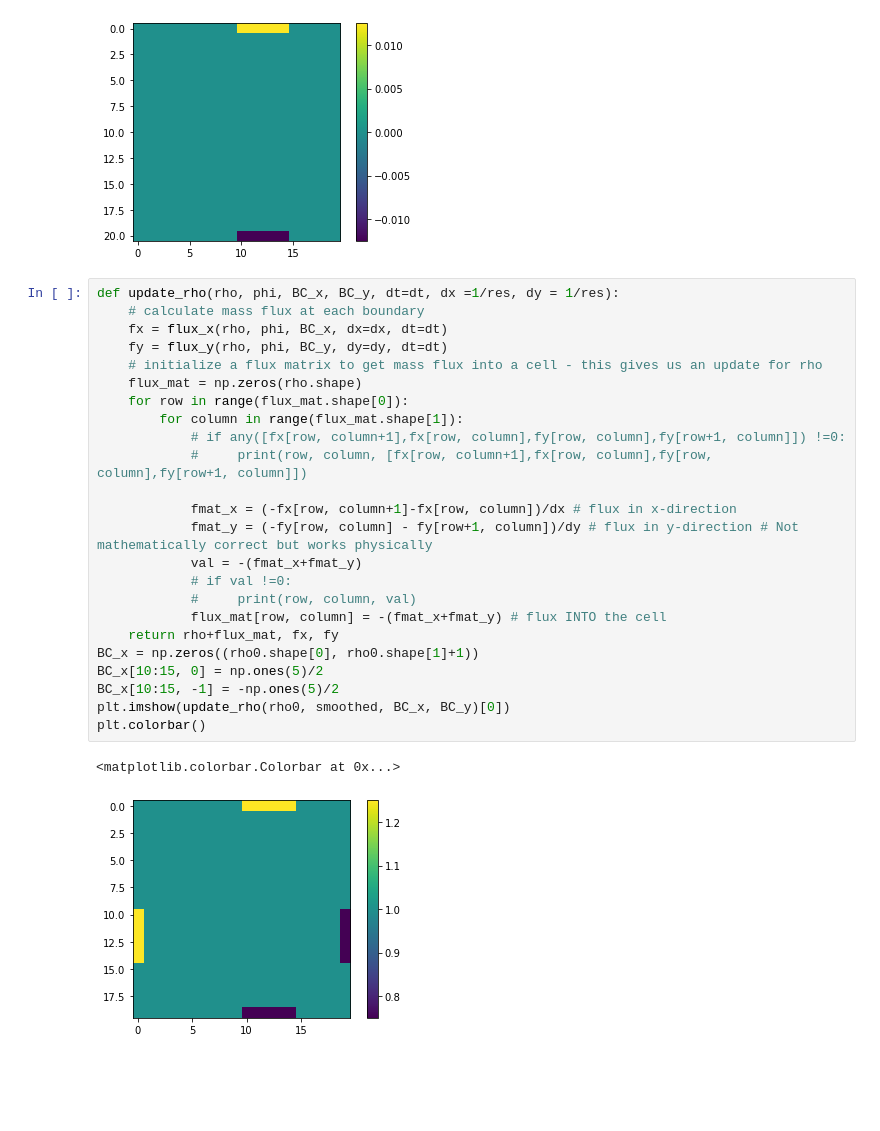
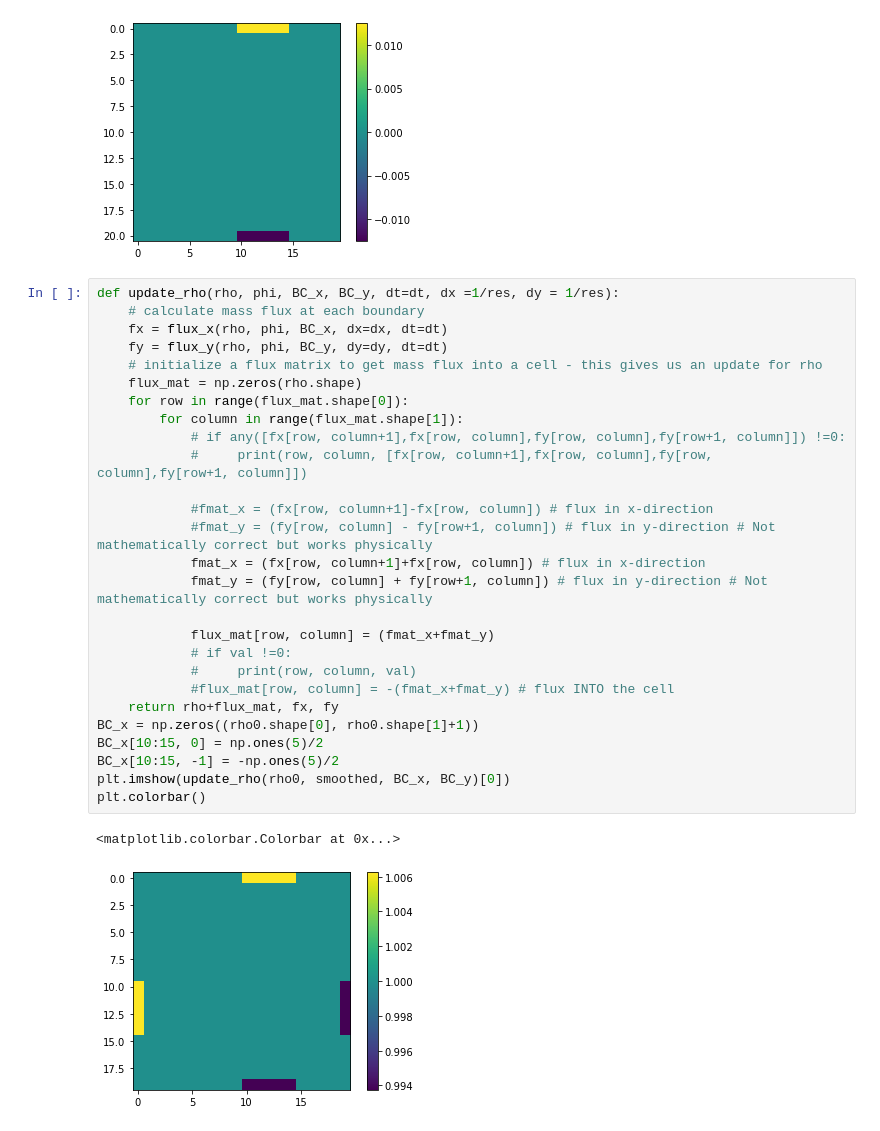
Before and after one commit to Julians42/AM205_Final_Project, a Jupyter notebook: pressure_prop.ipynb, the cells around one changed output. Drawn from its saved outputs; the diff is of its cells as text; blank space fills up the shorter version.

```diff
--- a/pressure_prop.ipynb
+++ b/pressure_prop.ipynb
@@ -80,30 +80,33 @@ plt.colorbar()
 # %%
 def update_rho(rho, phi, BC_x, BC_y, dt=dt, dx =1/res, dy = 1/res):
     # calculate mass flux at each boundary
     fx = flux_x(rho, phi, BC_x, dx=dx, dt=dt)
     fy = flux_y(rho, phi, BC_y, dy=dy, dt=dt)
     # initialize a flux matrix to get mass flux into a cell - this gives us an update for rho
     flux_mat = np.zeros(rho.shape)
     for row in range(flux_mat.shape[0]):
         for column in range(flux_mat.shape[1]):
             # if any([fx[row, column+1],fx[row, column],fy[row, column],fy[row+1, column]]) !=0:
             #     print(row, column, [fx[row, column+1],fx[row, column],fy[row, column],fy[row+1, column]])
 
-            fmat_x = (-fx[row, column+1]-fx[row, column])/dx # flux in x-direction
-            fmat_y = (-fy[row, column] - fy[row+1, column])/dy # flux in y-direction # Not mathematically correct but works physically
-            val = -(fmat_x+fmat_y)
+            #fmat_x = (fx[row, column+1]-fx[row, column]) # flux in x-direction
+            #fmat_y = (fy[row, column] - fy[row+1, column]) # flux in y-direction # Not mathematically correct but works physically
+            fmat_x = (fx[row, column+1]+fx[row, column]) # flux in x-direction
+            fmat_y = (fy[row, column] + fy[row+1, column]) # flux in y-direction # Not mathematically correct but works physically
+
+            flux_mat[row, column] = (fmat_x+fmat_y)
             # if val !=0:
             #     print(row, column, val)
-            flux_mat[row, column] = -(fmat_x+fmat_y) # flux INTO the cell
+            #flux_mat[row, column] = -(fmat_x+fmat_y) # flux INTO the cell
     return rho+flux_mat, fx, fy
 BC_x = np.zeros((rho0.shape[0], rho0.shape[1]+1))
 BC_x[10:15, 0] = np.ones(5)/2
 BC_x[10:15, -1] = -np.ones(5)/2
 plt.imshow(update_rho(rho0, smoothed, BC_x, BC_y)[0])
 plt.colorbar()
 # %% [output]
 <matplotlib.colorbar.Colorbar at 0x...>
-[figure, old version]
+[figure, new version]
 # %%
 def calc_pressure(rho_new, dx =1/res, dy=1/res):
     """Second order central difference gives the pressure"""
```
Also changed, not shown: parts of 7 cells of this notebook.
